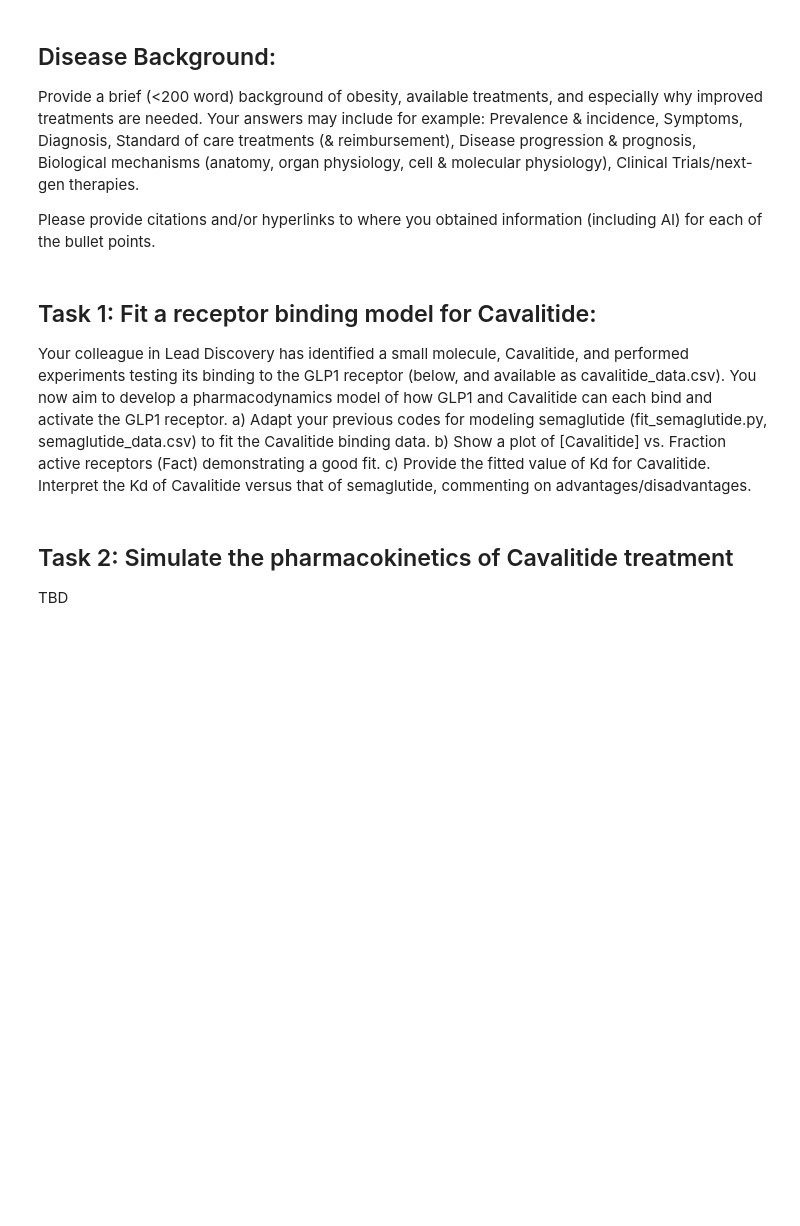
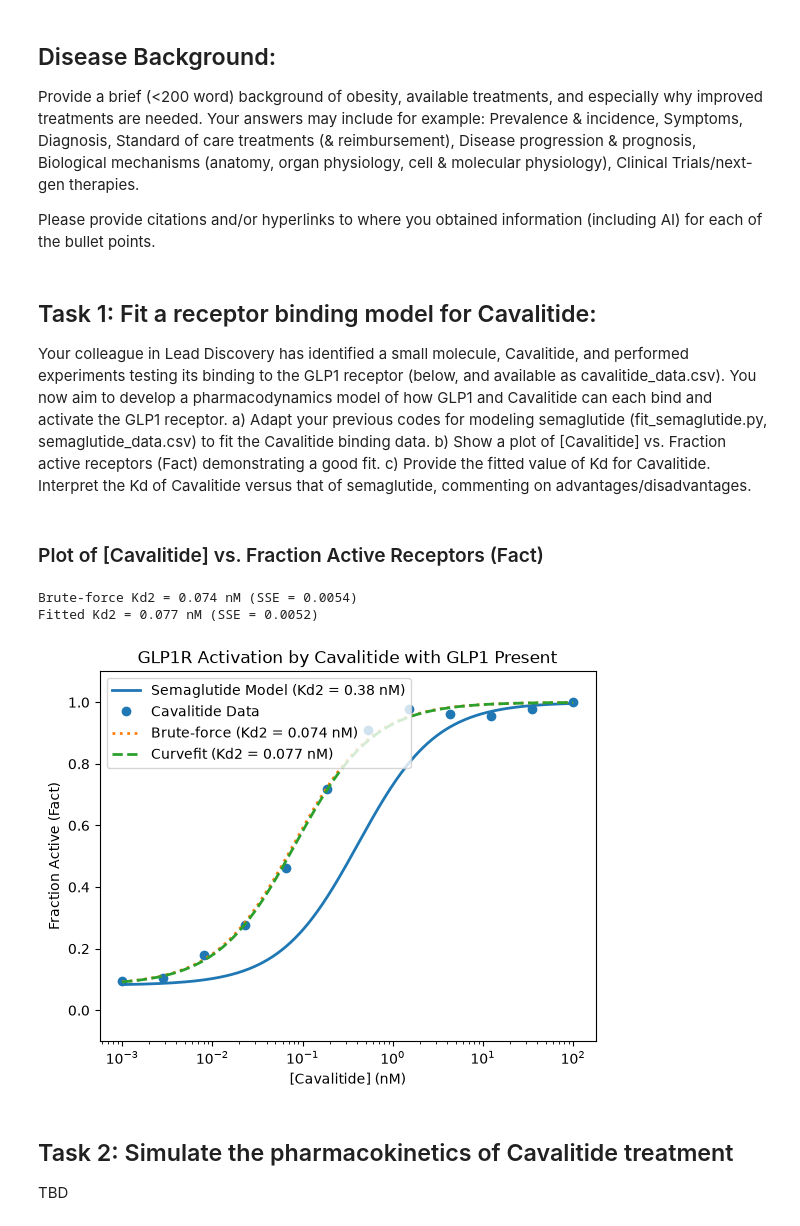
Before and after one commit to julialundy/BME2315_Module3, a Jupyter notebook: Module3_Project_Template.ipynb, the cells around one changed output. Saved outputs shown, nothing was run; the diff lists cells and outputs as text; code cells hidden in the pictures; blank space fills up the shorter version.

```diff
--- a/Module3_Project_Template.ipynb
+++ b/Module3_Project_Template.ipynb
@@ -24,6 +20,68 @@ Your colleague in Lead Discovery has identified a small molecule, Cavalitide, an
 a)	Adapt your previous codes for modeling semaglutide (fit_semaglutide.py, semaglutide_data.csv) to fit the Cavalitide binding data.
 b)	Show a plot of [Cavalitide] vs. Fraction active receptors (Fact) demonstrating a good fit.
 c)	Provide the fitted value of Kd for Cavalitide. Interpret the Kd of Cavalitide versus that of semaglutide, commenting on advantages/disadvantages.
+# %% [markdown]
+### Plot of [Cavalitide] vs. Fraction Active Receptors (Fact)
+# %%
+# fit_cavalitide_GLP1R.py
+
+import numpy as np  #import numpy as np
+import matplotlib.pyplot as plt #import matplotlib.pyplot as plt
+from scipy.optimize import curve_fit #from scipy.optimize import curve_fit
+
+def Fact(L1, L2, Kd1, Kd2): #def Fact(L1, L2, Kd1, Kd2):
+    """Fractional Receptor Activation with Two Agonists L1 and L2"""
+    return (Kd2*L1+Kd1*L2) / (Kd1*Kd2 + Kd2*L1 + Kd1*L2) #return (Kd2*L1+Kd1*L2) / (Kd1*Kd2 + Kd2*L1 + Kd1*L2)
+
+# Parameters [nM]
+Kd1 = 0.17 # L1, GLP1
+Kd2 = 0.38 # semaglutide Kd, for comparison (L2 = cavalitide is fitted below)
+L1 = 0.015 # [nM] GLP1 (fasting)
+L2 = np.logspace(-3, 2, 500) # [nM] semaglutide or cavalitide
+
+# Load the data
+data = np.loadtxt("cavalitide_data.csv", delimiter=",", skiprows=1) # define data variable by loading the CSV file
+L2_loaded, Fact_loaded = data[:, 0], data[:, 1] # define L2_loaded and Fact_loaded variables from the data array
+
+# Approach 1: Brute force optimization of Kd2: try many candidate values in a for loop
+Kd2_candidates = np.logspace(-3, 2, 100) # [nM]
+SSE_brute = np.inf # initialize SSE_brute to infinity
+for Kd2_try in Kd2_candidates: # iterate through each candidate Kd2 value
+    # Sum of squared errors between the data and the model for this candidate
+    SSE = np.sum((Fact_loaded - Fact(L1, L2_loaded, Kd1, Kd2_try))**2) # calculate the sum of squared errors for this candidate
+    if SSE < SSE_brute: # check if this candidate has a lower SSE than the current best
+        SSE_brute = SSE # update the best SSE
+        Kd2_brute = Kd2_try # update the best Kd2 candidate
+print(f"Brute-force Kd2 = {Kd2_brute:.3f} nM (SSE = {SSE_brute:.4f})") # print the best brute-force Kd2 and its SSE
+
+# Approach 2: Python curvefit of Kd2: related to steepest descent method
+popt, pcov = curve_fit(lambda L2, Kd2: Fact(L1, L2, Kd1, Kd2), # define the curve fit function
+                       L2_loaded, Fact_loaded, p0=[0.1], bounds=(0, np.inf)) # fit the curve to the data with initial guess and bounds
+Kd2_fit = popt[0] # extract the fitted Kd2 value from the optimization results
+SSE_fit = np.sum((Fact_loaded - Fact(L1, L2_loaded, Kd1, Kd2_fit))**2) # calculate the sum of squared errors for the fitted Kd2
+print(f"Fitted Kd2 = {Kd2_fit:.3f} nM (SSE = {SSE_fit:.4f})") # print the fitted Kd2 and its SSE
+
+
+plt.figure() # create a new figure for plotting
+line, = plt.semilogx(L2, Fact(L1, L2, Kd1, Kd2), lw=2, # plot the semaglutide model on a log scale
+                     label=f"Semaglutide Model (Kd2 = {Kd2} nM)") # label the semaglutide model with its Kd2 value
+plt.semilogx(L2_loaded, Fact_loaded, "o", c=line.get_color(), # plot the cavalitide data on a log scale
+             label="Cavalitide Data") # label the cavalitide data
+plt.semilogx(L2, Fact(L1, L2, Kd1, Kd2_brute), ":", lw=2, # plot the brute-force model on a log scale
+             label=f"Brute-force (Kd2 = {Kd2_brute:.3f} nM)") # label the brute-force model with its Kd2 value
+plt.semilogx(L2, Fact(L1, L2, Kd1, Kd2_fit), "--", lw=2, # plot the curvefit model on a log scale
+             label=f"Curvefit (Kd2 = {Kd2_fit:.3f} nM)") # label the curvefit model with its Kd2 value
+
+plt.ylim(-0.1, 1.1) # set the y-axis limits
+plt.xlabel("[Cavalitide] (nM)") # set the x-axis label
+plt.ylabel("Fraction Active (Fact)") # set the y-axis label
+plt.title("GLP1R Activation by Cavalitide with GLP1 Present") # set the plot title
+plt.legend(loc="upper left") # display the legend in the upper left corner
+plt.show() # display the plot
+# %% [output]
+Brute-force Kd2 = 0.074 nM (SSE = 0.0054)
+Fitted Kd2 = 0.077 nM (SSE = 0.0052)
+[figure, added]
 # %% [markdown]
 ## Task 2: Simulate the pharmacokinetics of Cavalitide treatment
 
```
Also changed, not shown: parts of 2 cells of this notebook, 1 other file.
